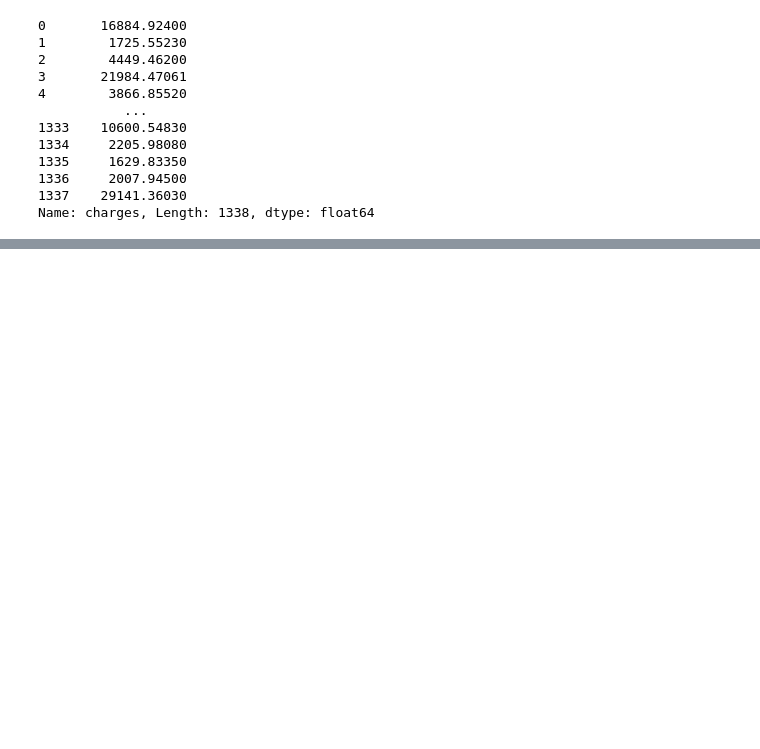
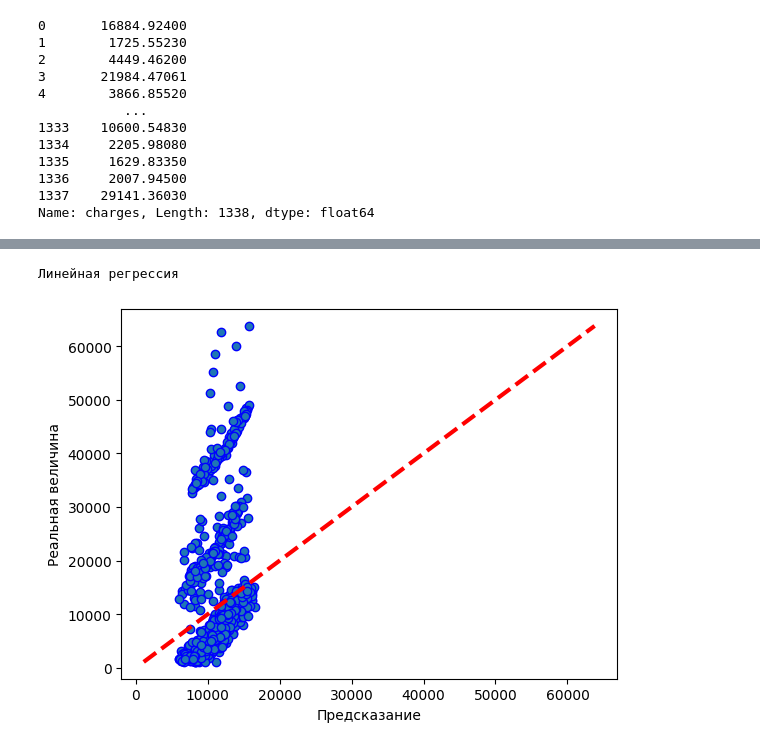
Before and after one commit to tini-yu/python_cool_x, a Jupyter notebook: homework/insurance_neuro.ipynb, the cells around one changed output, grey strips where cells are left out. Saved outputs shown, nothing was run; the diff lists cells and outputs as text; code cells hidden in the pictures; blank space fills up the shorter version.

```diff
--- a/homework/insurance_neuro.ipynb
+++ b/homework/insurance_neuro.ipynb
@@ -112,0 +218,11 @@ def MSE(test_x, pred_y)
+# %%
+print('Линейная регрессия')
+fig, ax = plt.subplots()
+ax.scatter(y_pred, train_y, edgecolors=(0, 0, 1))
+ax.plot([train_y.min(), train_y.max()], [train_y.min(), train_y.max()], 'r--', lw=3)
+ax.set_xlabel('Предсказание')
+ax.set_ylabel('Реальная величина')
+plt.show()
+# %% [output]
+Линейная регрессия
+[figure, added]
```
Also changed, not shown: parts of 8 cells of this notebook.
